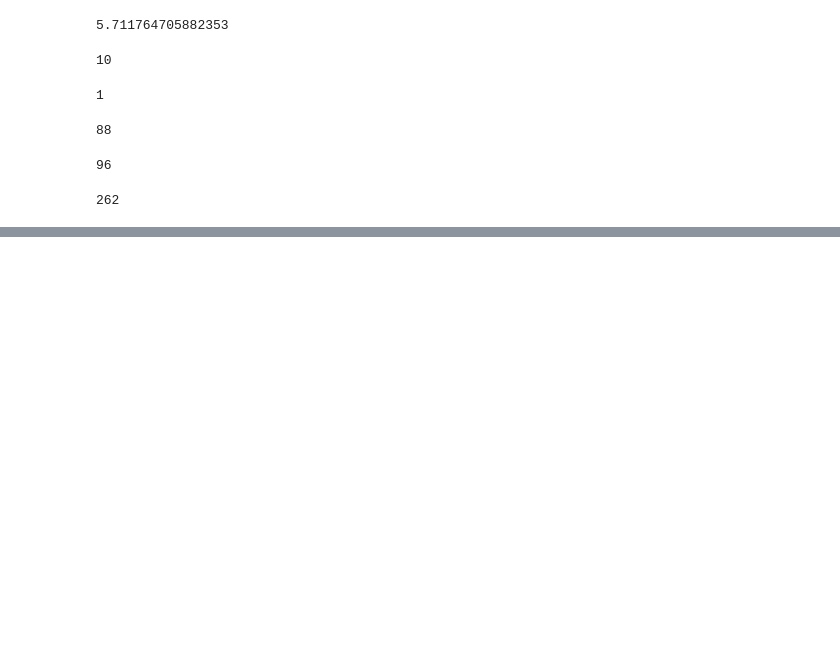
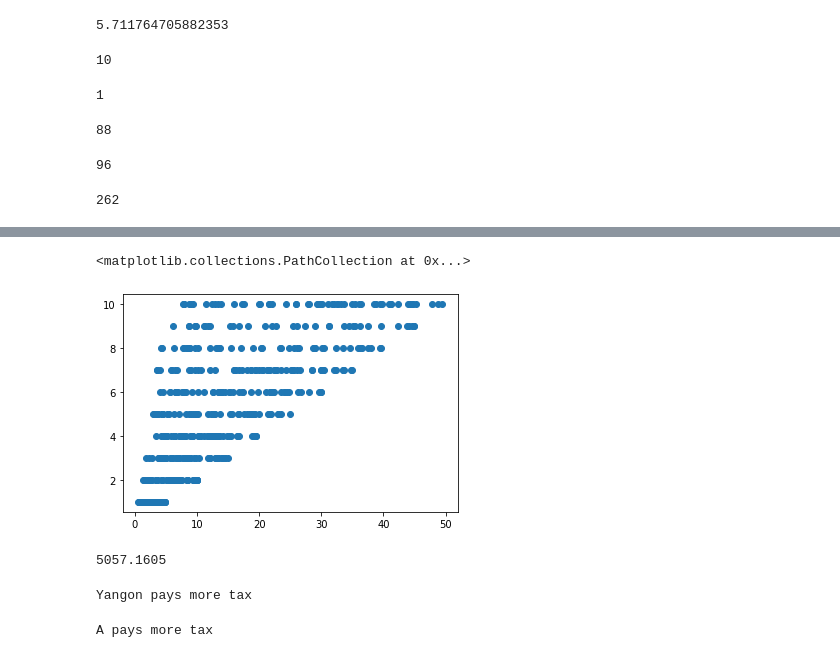
Before and after one commit to KevinBenoy/Business-Analytics-with-Python, a Jupyter notebook: Pandas.ipynb, the cells around one changed output, grey strips where cells are left out. Saved outputs shown, nothing was run; the diff lists cells and outputs as text; code cells hidden in the pictures; blank space fills up the shorter version.

```diff
--- a/Pandas.ipynb
+++ b/Pandas.ipynb
@@ -1,7 +1,7 @@
 # %%
 import pandas as pd
 # %%
-df=pd.read_csv("salescsv.csv")
+df=pd.read_csv("sales.csv")
 # %%
 df
 # %% [output]
@@ -137,0 +156,36 @@ df.Quantity.loc[df["Productline"] == "Electronic accessories"].min()
+# %%
+a=df.Tax.loc[df["Gender"]=="Male"]
+b=df.Quantity.loc[df["Gender"]=="Male"]
+plt.scatter(a,b)
+# %% [output]
+<matplotlib.collections.PathCollection at 0x...>
+[figure, added]
+# %%
+ df.Tax.loc[(df["City"] == "Yangon")].sum()
+# %% [output]
+5057.1605
+# %%
+x=df.Tax.loc[(df["City"] == "Yangon")].sum()
+y=df.Tax.loc[(df["City"] == "Mandalay")].sum()
+if x>y:
+  print("Yangon pays more tax")
+elif x<y:
+  print("Mandalay pays more tax")
+else:
+  print("Both pay equal tax")
+# %% [output]
+Yangon pays more tax
+# %%
+x=df.Total.loc[(df["City"] == "Yangon") & (df["Branch"]=="A")].sum()
+y=df.Total.loc[(df["City"] == "Yangon") & (df["Branch"]=="B")].sum()
+z=df.Total.loc[(df["City"] == "Yangon") & (df["Branch"]=="C")].sum()
+if (x>y) & (x>z):
+  print("A pays more tax")
+elif (x<y) & (y>z):
+  print("B pays more tax")
+elif (x<z) & (z>y):
+  print("C pays more tax")
+else:
+  print("Every branch pays equal tax")
+# %% [output]
+A pays more tax
```
Also changed, not shown: parts of 4 cells of this notebook.
